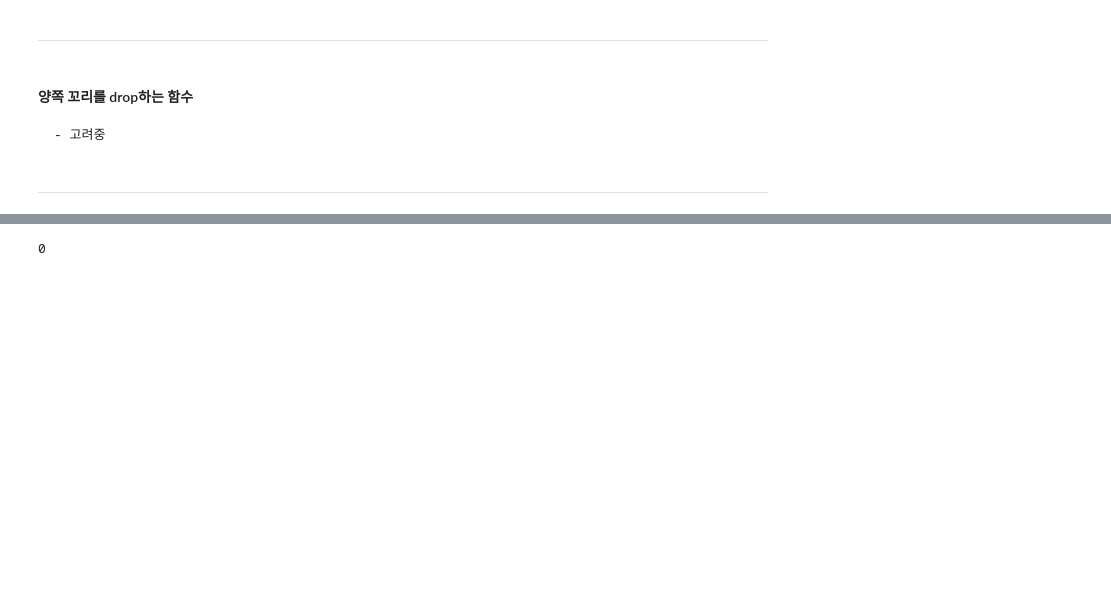
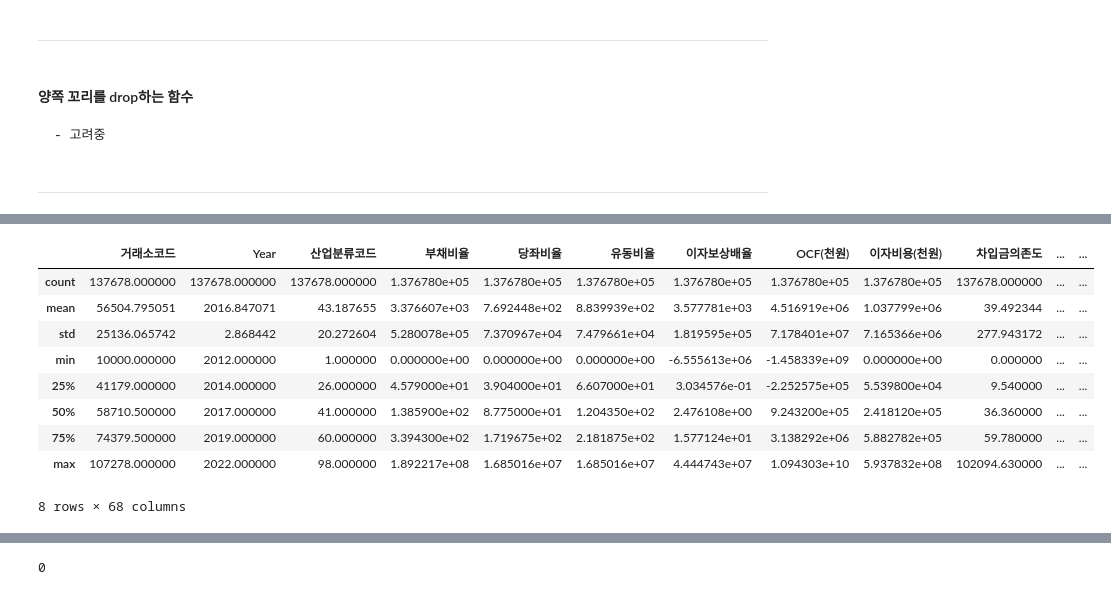
Before and after one commit to youngsang114/Project_2, a Jupyter notebook: 전처리/4.EDA,파생변수_외감.ipynb, the cells around one changed output, grey strips where cells are left out. Saved outputs shown, nothing was run; the diff lists cells and outputs as text; code cells hidden in the pictures; blank space fills up the shorter version.

```diff
--- a/전처리/4.EDA,파생변수_외감.ipynb
+++ b/전처리/4.EDA,파생변수_외감.ipynb
@@ -1062,3 +1067,16 @@ train_data[['회사명','거래소코드','산업분류','Year','이자보상배
+# %%
+train_data.describe()
+# %% [output]
+|  | 거래소코드 | Year | 산업분류코드 | 부채비율 | 당좌비율 | 유동비율 | 이자보상배율 | OCF(천원) | 이자비용(천원) | 차입금의존도 | ... | ... |
+| count | 137678.000000 | 137678.000000 | 137678.000000 | 1.376780e+05 | 1.376780e+05 | 1.376780e+05 | 1.376780e+05 | 1.376780e+05 | 1.376780e+05 | 137678.000000 | ... | ... |
+| mean | 56504.795051 | 2016.847071 | 43.187655 | 3.376607e+03 | 7.692448e+02 | 8.839939e+02 | 3.577781e+03 | 4.516919e+06 | 1.037799e+06 | 39.492344 | ... | ... |
+| std | 25136.065742 | 2.868442 | 20.272604 | 5.280078e+05 | 7.370967e+04 | 7.479661e+04 | 1.819595e+05 | 7.178401e+07 | 7.165366e+06 | 277.943172 | ... | ... |
+| min | 10000.000000 | 2012.000000 | 1.000000 | 0.000000e+00 | 0.000000e+00 | 0.000000e+00 | -6.555613e+06 | -1.458339e+09 | 0.000000e+00 | 0.000000 | ... | ... |
+| 25% | 41179.000000 | 2014.000000 | 26.000000 | 4.579000e+01 | 3.904000e+01 | 6.607000e+01 | 3.034576e-01 | -2.252575e+05 | 5.539800e+04 | 9.540000 | ... | ... |
+| 50% | 58710.500000 | 2017.000000 | 41.000000 | 1.385900e+02 | 8.775000e+01 | 1.204350e+02 | 2.476108e+00 | 9.243200e+05 | 2.418120e+05 | 36.360000 | ... | ... |
+| 75% | 74379.500000 | 2019.000000 | 60.000000 | 3.394300e+02 | 1.719675e+02 | 2.181875e+02 | 1.577124e+01 | 3.138292e+06 | 5.882782e+05 | 59.780000 | ... | ... |
+| max | 107278.000000 | 2022.000000 | 98.000000 | 1.892217e+08 | 1.685016e+07 | 1.685016e+07 | 4.444743e+07 | 1.094303e+10 | 5.937832e+08 | 102094.630000 | ... | ... |
+8 rows × 68 columns
 # %%
 # import pandas as pd
 # import numpy as np
```
Also changed, not shown: parts of 10 cells of this notebook.
